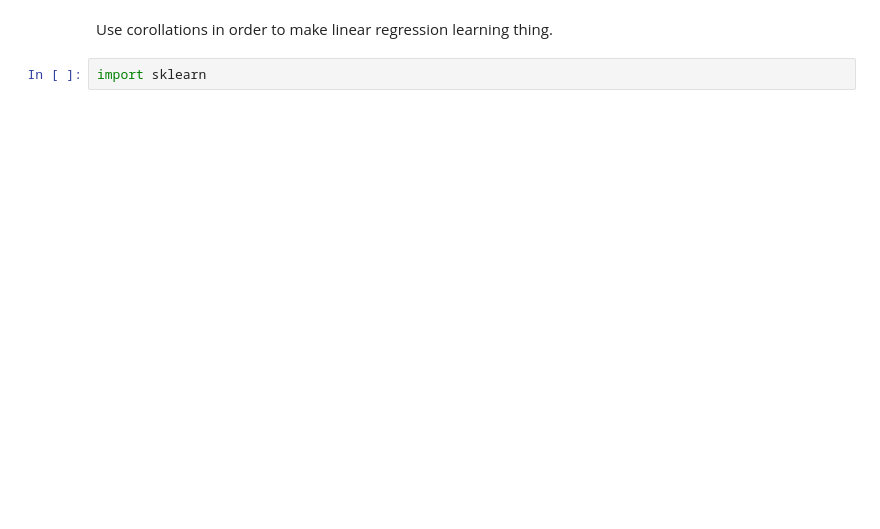
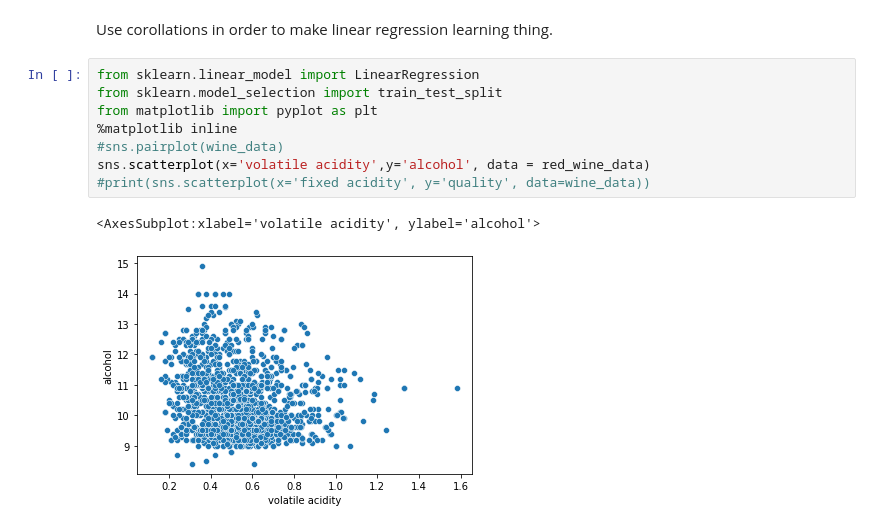
Before and after one commit to TamirIsCool/DataScIntro, a Jupyter notebook: Regression/Wine.ipynb, the cells around one changed output. Saved outputs shown, nothing was run; the diff lists cells and outputs as text; blank space fills up the shorter version.

Commit message:
graphs.

```diff
--- a/Regression/Wine.ipynb
+++ b/Regression/Wine.ipynb
@@ -87,4 +87,13 @@ wine_data.head()
 # %% [markdown]
 Use corollations in order to make linear regression learning thing.
 # %%
-import sklearn
+from sklearn.linear_model import LinearRegression
+from sklearn.model_selection import train_test_split
+from matplotlib import pyplot as plt
+%matplotlib inline
+#sns.pairplot(wine_data)
+sns.scatterplot(x='volatile acidity',y='alcohol', data = red_wine_data)
+#print(sns.scatterplot(x='fixed acidity', y='quality', data=wine_data))
+# %% [output]
+<AxesSubplot:xlabel='volatile acidity', ylabel='alcohol'>
+[figure, added]
```
Also changed, not shown: parts of 4 cells of this notebook.
